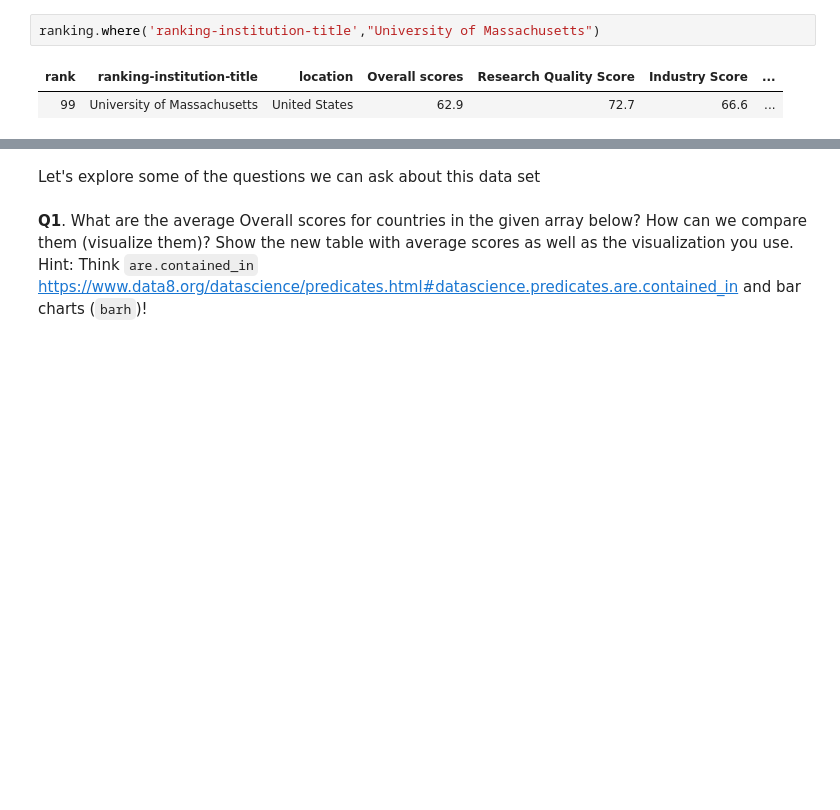
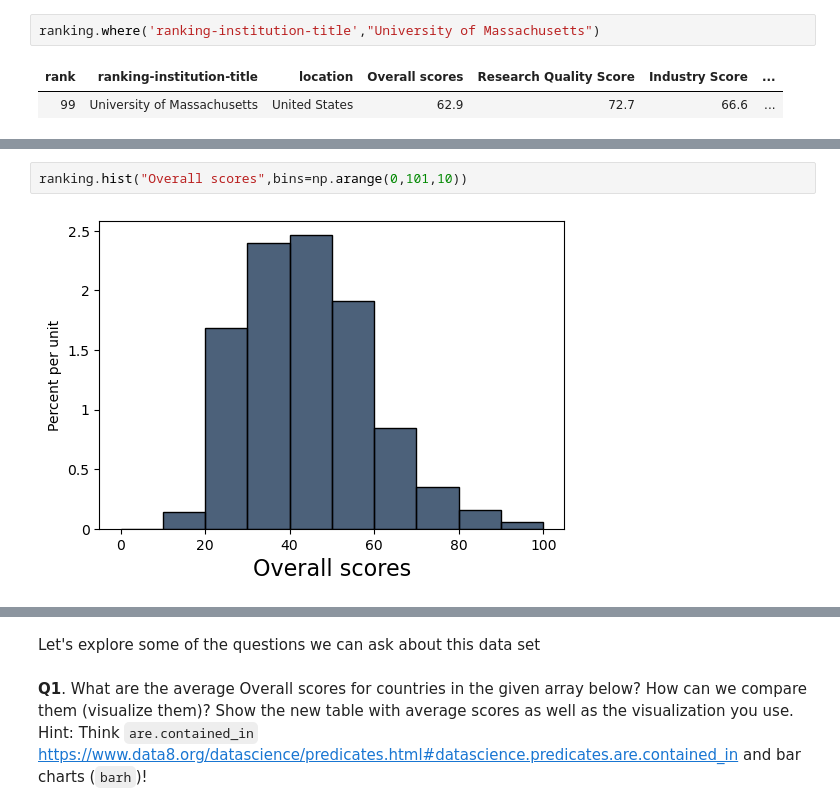
Before and after one commit to ucsb-ds/cmpsc5a-s25-students, a Jupyter notebook: labs/lab04/lab04.ipynb, the cells around one changed output, grey strips where cells are left out. Drawn from its saved outputs; the diff is of its cells as text; blank space fills up the shorter version.

```diff
--- a/labs/lab04/lab04.ipynb
+++ b/labs/lab04/lab04.ipynb
@@ -41,0 +72,4 @@ ranking.where('rank',99)
+# %%
+ranking.hist("Overall scores",bins=np.arange(0,101,10))
+# %% [output]
+[figure, added]
```
Also changed, not shown: parts of 13 cells of this notebook.
